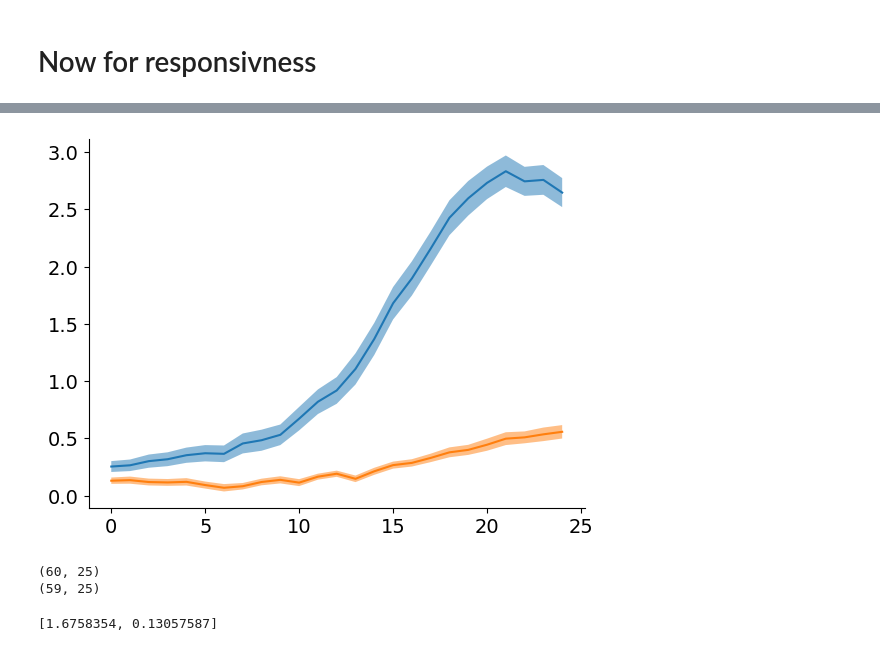
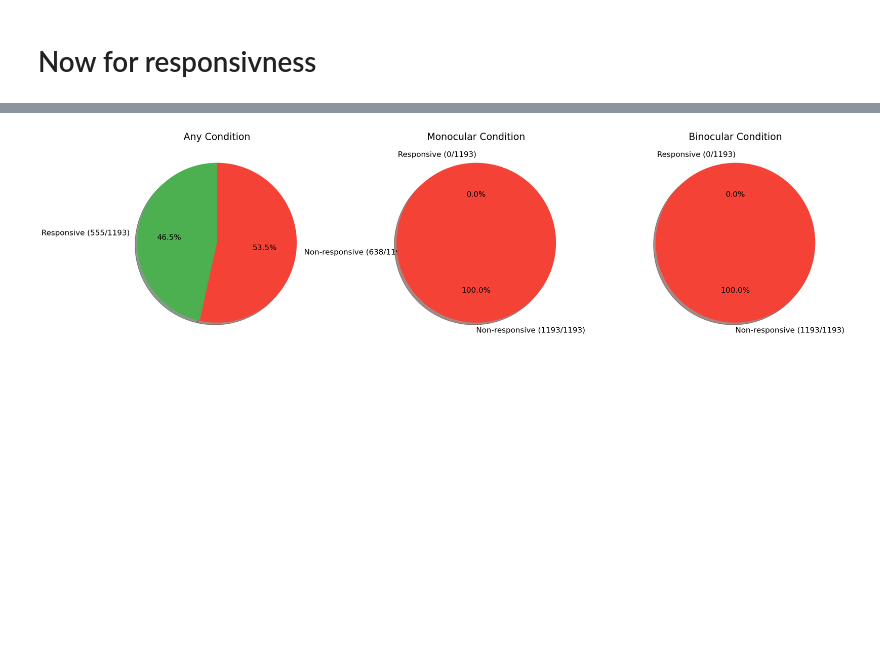
Before and after one commit to s-acosta/distance-project, a Jupyter notebook: linear-notebooks/analysis_linear-stimulus_binocular.ipynb, the cells around one changed output, grey strips where cells are left out. Drawn from its saved outputs; the diff is of its cells as text; code cells hidden in the pictures; blank space fills up the shorter version.

```diff
--- a/linear-notebooks/analysis_linear-stimulus_binocular.ipynb
+++ b/linear-notebooks/analysis_linear-stimulus_binocular.ipynb
@@ -1368,7 +75,0 @@ fig = plot_distance_and_rf_comparison(np.where(D.suite2p_id == cell_to_show)[0][
-# %%
-# for all reliable cells, plot the distance and rf comparison
-fig_path = create_new_result_dir(results_path, r'distance_and_rf_comparison')
-for cell in responsive_cells:
-    fig = plot_distance_and_rf_comparison(cell)
-    fig.savefig(os.path.join(fig_path, f'cell_{D.suite2p_id[cell]}_distance_and_rf_comparison.png'))
-    plt.close(fig)
@@ -2096,33 +76,40 @@ for rep in repeats:
-# %%
-cell = 319
-id = find_suite2p_cell(cell)
-
-traces_all_mean, traces_all_sem = get_all_traces(id, mean_trace=True)
-traces_one_mean, traces_one_sem = get_all_traces(id, mean_trace=True, block='one eye')
-traces_two_mean, traces_two_sem = get_all_traces(id, mean_trace=True, block='two eyes')
-
-plt.figure()
-plt.plot(traces_one_mean.T)
-# add sem as error bars
-plt.fill_between(np.arange(len(traces_one_mean)), traces_one_mean - traces_one_sem, traces_one_mean + traces_one_sem, alpha=0.5)
-plt.plot(traces_two_mean.T)
-# add sem as error bars
-plt.fill_between(np.arange(len(traces_two_mean)), traces_two_mean - traces_two_sem, traces_two_mean + traces_two_sem, alpha=0.5)
-plt.show()
-
-# find where is the max of traces_all_mean
-max_all = np.argmax(traces_all_mean)
-
-
-
-all_traces_one_distance = get_all_traces(id, block='one eye')
-# %% [output]
-[figure, removed]
-(60, 25)
-(59, 25)
-# %%
-receptive_field_values = get_RF_value(id, block='one eye')
-
-print(receptive_field_values)
-# %% [output]
-[1.6758354, 0.13057587]
+# %%
+# Initialize counters for responsive cells
+responsive_all = []
+responsive_monocular = []
+responsive_binocular = []
+
+# Analyze each cell
+for cell in (L.suite2p_id):
+    is_responsive_monocular = L.analyze_cell_responsiveness(cell, monocular=True)[0]
+    is_responsive_binocular = L.analyze_cell_responsiveness(cell, monocular=False)[0]
+
+    # Count responsive cells
+    if is_responsive_monocular or is_responsive_binocular:
+        responsive_all.append(cell)
+# %%
+# Create pie charts for each condition
+# Create a larger figure with more space for the pie charts
+fig, axes = plt.subplots(1, 3, figsize=(24, 16))
+
+# Data for pie charts
+conditions = ['Any', 'Monocular', 'Binocular']
+responsive_counts = [len(responsive_all), len(responsive_monocular), len(responsive_binocular)]
+non_responsive_counts = [len(L.suite2p_id) - count for count in responsive_counts]
+
+# Create pie charts with larger text and elements
+for i, (condition, responsive, non_responsive) in enumerate(zip(conditions, responsive_counts, non_responsive_counts)):
+    axes[i].pie([responsive, non_responsive],
+                labels=[f'Responsive ({responsive}/{len(L.suite2p_id)})', f'Non-responsive ({non_responsive}/{len(L.suite2p_id)})'],
+                autopct='%1.1f%%',
+                colors=['#4CAF50', '#F44336'],
+                startangle=90,
+                shadow=True,
+                textprops={'fontsize': 16})
+    axes[i].set_title(f'{condition} Condition', fontsize=20)
+
+plt.tight_layout()
+plt.subplots_adjust(wspace=0.3)  # Add more space between subplots
+plt.show()
+# %% [output]
+[figure, added]
```
Also changed, not shown: parts of 69 cells of this notebook, 2 other files.
